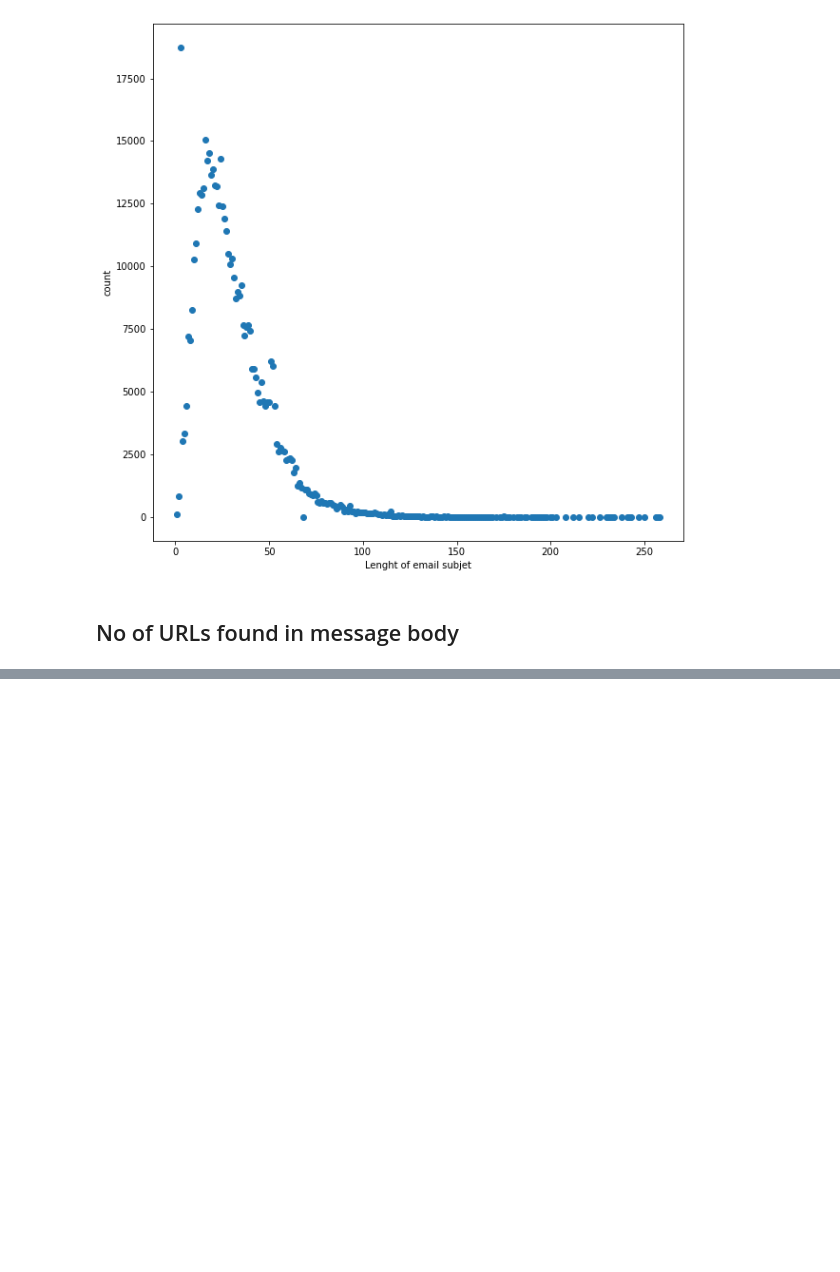
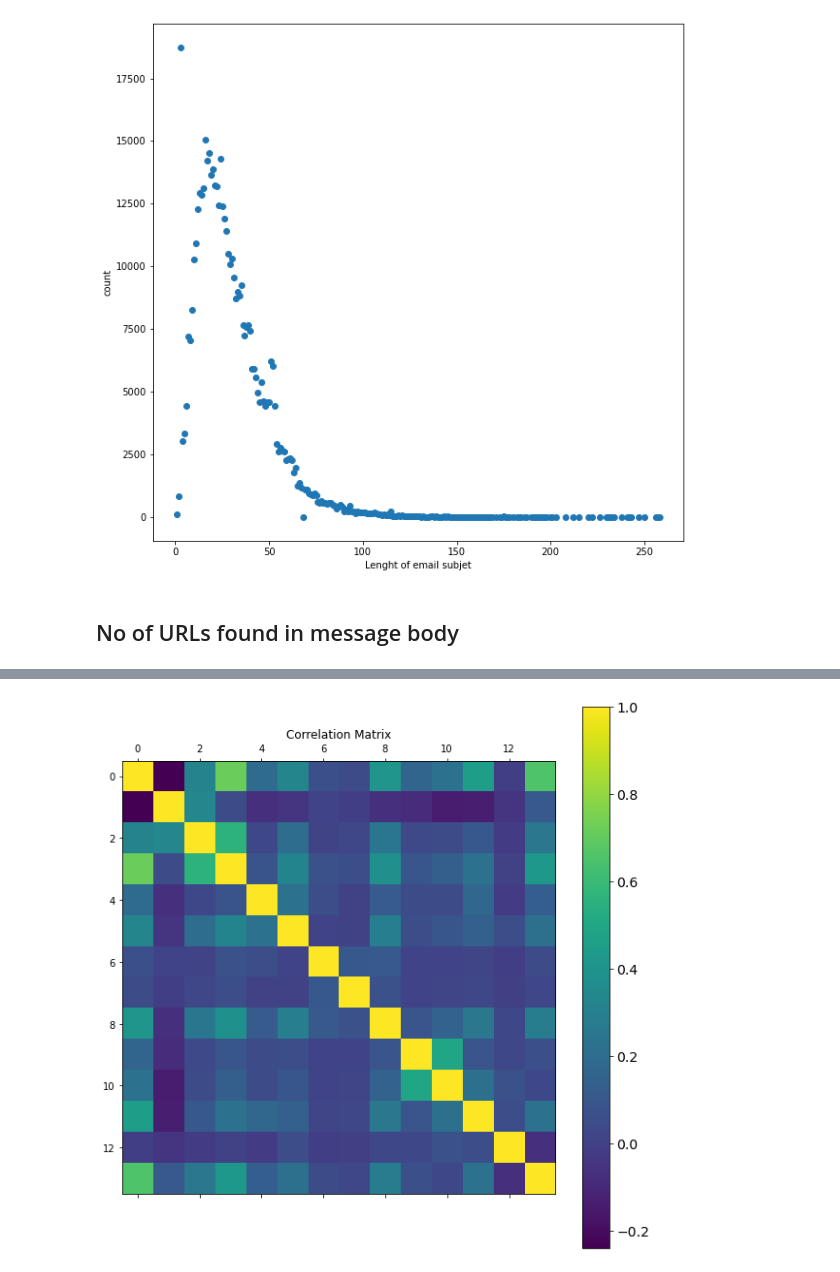
Before and after one commit to chandieka/PhishingClassifier, a Jupyter notebook: visualization.ipynb, the cells around one changed output, grey strips where cells are left out. Drawn from its saved outputs; the diff is of its cells as text; code cells hidden in the pictures; blank space fills up the shorter version.

```diff
--- a/visualization.ipynb
+++ b/visualization.ipynb
@@ -136,0 +189,10 @@ plt.show()
+# %%
+import random
+
+
+part_1 = enron_df.sample(11871, ignore_index=True, random_state=1)
+part_2 = mal_df
+rand = round(random.random())
+
+training_set = (pd.concat([part_1, part_2], ignore_index=True)).sample(
+    frac=1, ignore_index=True, random_state=rand)
@@ -136,0 +201,28 @@ plt.show()
+# %%
+features = [
+    'content_type',
+    'content_transfer_encoding',
+    'charset',
+    'html',
+    'javascript',
+    'css',
+    'html_form',
+    'html_iframe',
+    'URLs_in_message',
+    'subject_len',
+    'subject_entropy',
+    'body_entropy',
+    'attachement',
+    'malicious'
+]
+# %%
+import matplotlib.pyplot as plt
+
+f = plt.figure(figsize=(10, 10))
+plt.matshow(training_set[features].corr(), fignum=f.number)
+cb = plt.colorbar()
+cb.ax.tick_params(labelsize=14)
+plt.title('Correlation Matrix')
+plt.show()
+# %% [output]
+[figure, added]
```
Also changed, not shown: parts of 11 cells of this notebook.
